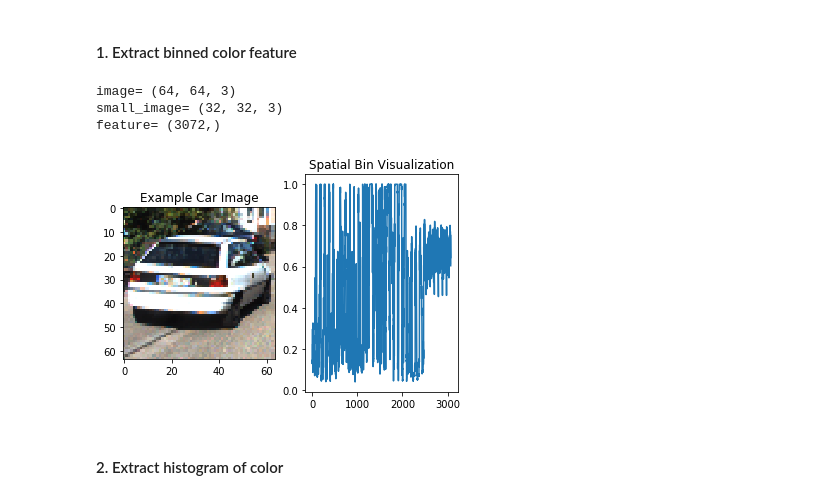
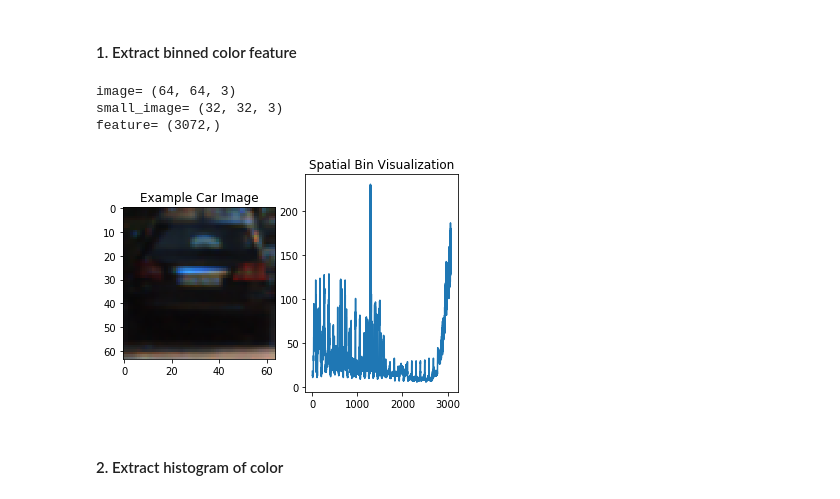
Before and after one commit to preeti-chauhan/SDCND-Project1-Vehicle-Detection-Tracking, a Jupyter notebook: P5.ipynb, the cells around one changed output. Cells and saved outputs as stored; diff of their text form; code cells hidden in the pictures.

```diff
--- a/P5.ipynb
+++ b/P5.ipynb
@@ -128,29 +142,34 @@ def bin_spatial(img, size=(32, 32), vis='False'):
 # %%
 # Test bin_spatial()
 
 # Generate a random index to look at a car image
 ind = np.random.randint(0, len(cars))
 # Read in the image
-image_s = mpimg.imread(cars[ind])
+#image_s = mpimg.imread(cars[ind])
+
+image_s = cv2.imread(cars[ind])
+image_s = cv2.cvtColor(image_s, cv2.COLOR_BGR2RGB)
+
+
 print("image=", image_s.shape)
 # Define spatial bin parameters
 size=(32, 32)
 feature_bin, small_image = bin_spatial(image_s, size=size, vis='True')
 print("small_image=", small_image.shape)
 print("feature=", feature_bin.shape)
 # Plot the examples
 fig = plt.figure()
 plt.subplot(121)
 plt.imshow(image_s)
 plt.title('Example Car Image')
 plt.subplot(122)
 plt.plot(feature_bin)
 plt.title('Spatial Bin Visualization');
 # %% [output]
 image= (64, 64, 3)
 small_image= (32, 32, 3)
 feature= (3072,)
-[figure, old version]
+[figure, new version]
 # %% [markdown]
 #### 2. Extract histogram of color
 # %%
```
Also changed, not shown: parts of 52 cells of this notebook.
